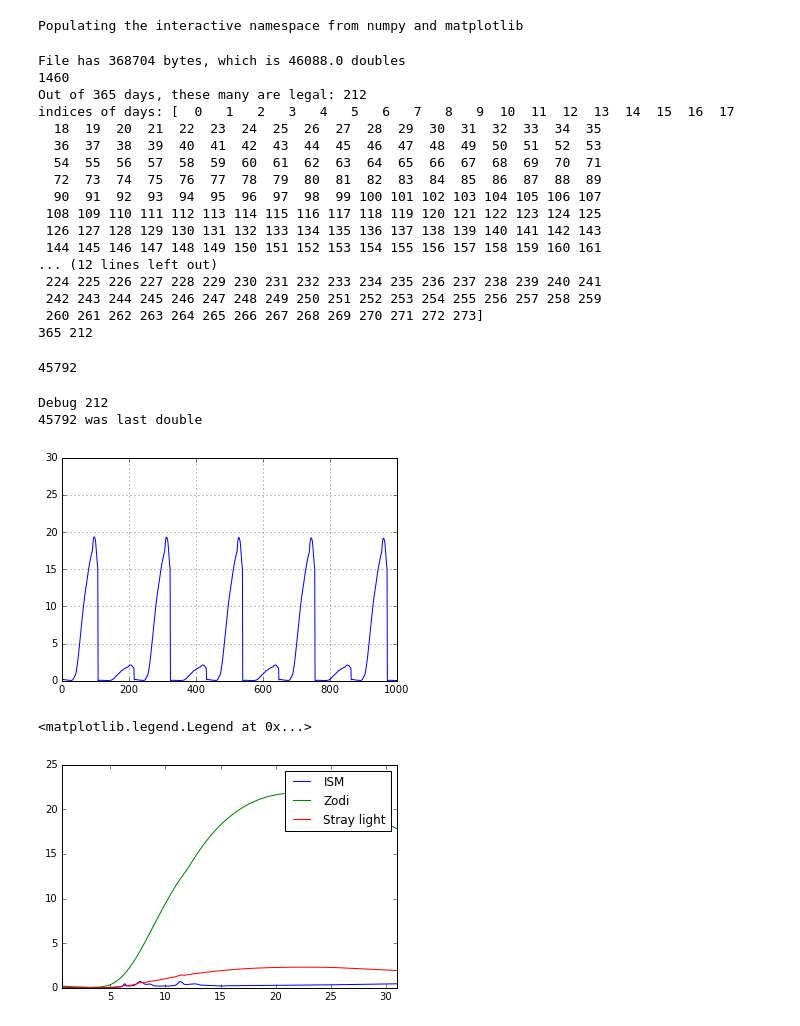
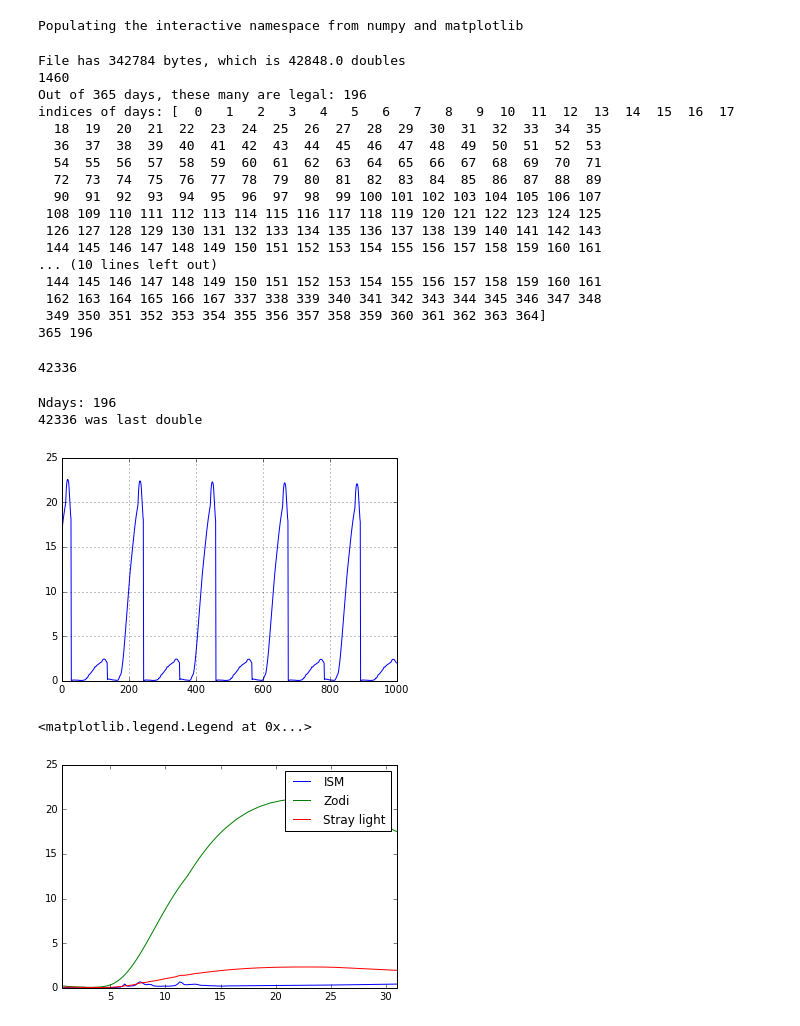
Before and after one commit to janerigby/NB, a Jupyter notebook: precompiled_JWST_bkgs2.ipynb, the cells around one changed output. Cells and saved outputs as stored; diff of their text form; code cells hidden in the pictures.

```diff
--- a/precompiled_JWST_bkgs2.ipynb
+++ b/precompiled_JWST_bkgs2.ipynb
@@ -30,7 +33,7 @@ thedir = "/Users/jrrigby1/MISSIONS/JWST/Zody_bathtubs/" # Milk
 wave_file = "updated_std_spectrum_wavelengths.txt"  # Standard wavelength array.  Should be SL_NWave=108 long
 wave_array = np.loadtxt(thedir + wave_file)
 myfiles = ('sl_pix_000593.bin','sl_pix_041303.bin','sl_pix_099422.bin','sl_pix_157139.bin','sl_pix_196512.bin')
-myfile = "bg_samples_for_jane/" + myfiles[4]
+myfile = "bg_samples_for_jane/" + myfiles[3]
 #myfile = "bg_samples_for_jane/sl_pix_099422.bin" #
 SL_NWAVE = len(wave_array)  # should be 108.  Size of wavelength array
 sbet_file = open(thedir + myfile)
@@ -55,10 +58,11 @@ print "calendar date:", calendar
 # So, the index dd in zodi_bg[dd, : ]  corresponds to the calendar day lookup[dd]
 Ndays = len(calendar)  # this may be off by one
 print len(date_map), Ndays
+# calendar seems right when Ndays is even.  Calendar seems wrong by 1 when Ndays is odd
 # %% [output]
-File has 368704 bytes, which is 46088.0 doubles
+File has 342784 bytes, which is 42848.0 doubles
 1460
-Out of 365 days, these many are legal: 212
+Out of 365 days, these many are legal: 196
 indices of days: [  0   1   2   3   4   5   6   7   8   9  10  11  12  13  14  15  16  17
   18  19  20  21  22  23  24  25  26  27  28  29  30  31  32  33  34  35
   36  37  38  39  40  41  42  43  44  45  46  47  48  49  50  51  52  53
@@ -68,11 +72,11 @@ indices of days: [  0   1   2   3   4   5   6   7   8   9  10  11  12  13  14  1
  108 109 110 111 112 113 114 115 116 117 118 119 120 121 122 123 124 125
  126 127 128 129 130 131 132 133 134 135 136 137 138 139 140 141 142 143
  144 145 146 147 148 149 150 151 152 153 154 155 156 157 158 159 160 161
-... (12 lines left out)
- 224 225 226 227 228 229 230 231 232 233 234 235 236 237 238 239 240 241
- 242 243 244 245 246 247 248 249 250 251 252 253 254 255 256 257 258 259
- 260 261 262 263 264 265 266 267 268 269 270 271 272 273]
-365 212
+... (10 lines left out)
+ 144 145 146 147 148 149 150 151 152 153 154 155 156 157 158 159 160 161
+ 162 163 164 165 166 167 337 338 339 340 341 342 343 344 345 346 347 348
+ 349 350 351 352 353 354 355 356 357 358 359 360 361 362 363 364]
+365 196
 # %%
 zodi_bg        = np.zeros((Ndays,SL_NWAVE))
 stray_light_bg = np.zeros((Ndays,SL_NWAVE))
@@ -80,9 +84,9 @@ perday = SL_NWAVE*2
 partB= struct.unpack(str((len(calendar))*SL_NWAVE*2)+'d', sbet_data[perday*Ndays*-8 : ])
 print len(partB)
 # %% [output]
-45792
+42336
 # %%
-print "Debug", Ndays
+print "Ndays:", Ndays
 for dd in range(0, int(Ndays)):
     br1 = dd*perday
     br2 = br1 + SL_NWAVE
@@ -94,15 +98,15 @@ print br3, "was last double"
 #print "DEBUGGING", zodi_bg
 #print "DEBUGGING", stray_light_bg
 # %% [output]
-Debug 212
-45792 was last double
+Ndays: 196
+42336 was last double
 # %%
-plt.plot(partB)
-plt.xlim(0,1000)
+plt.plot(partB[-1000:])
+#plt.xlim(-1000)
 #plt.ylim(0,30)
 plt.grid()
 # %% [output]
-[figure, old version]
+[figure, new version]
 # %%
 thisday = 100
 plt.plot(wave_array, nonzodi_bg, label="ISM")
@@ -112,7 +116,7 @@ plt.xlim(0.6,31)
 plt.legend()
 # %% [output]
 <matplotlib.legend.Legend at 0x...>
-[figure, old version]
+[figure, new version]
 # %%
 # Plot bathtub curve for 2um
 print
```
Also changed, not shown: parts of 3 cells of this notebook, 1 other file.
